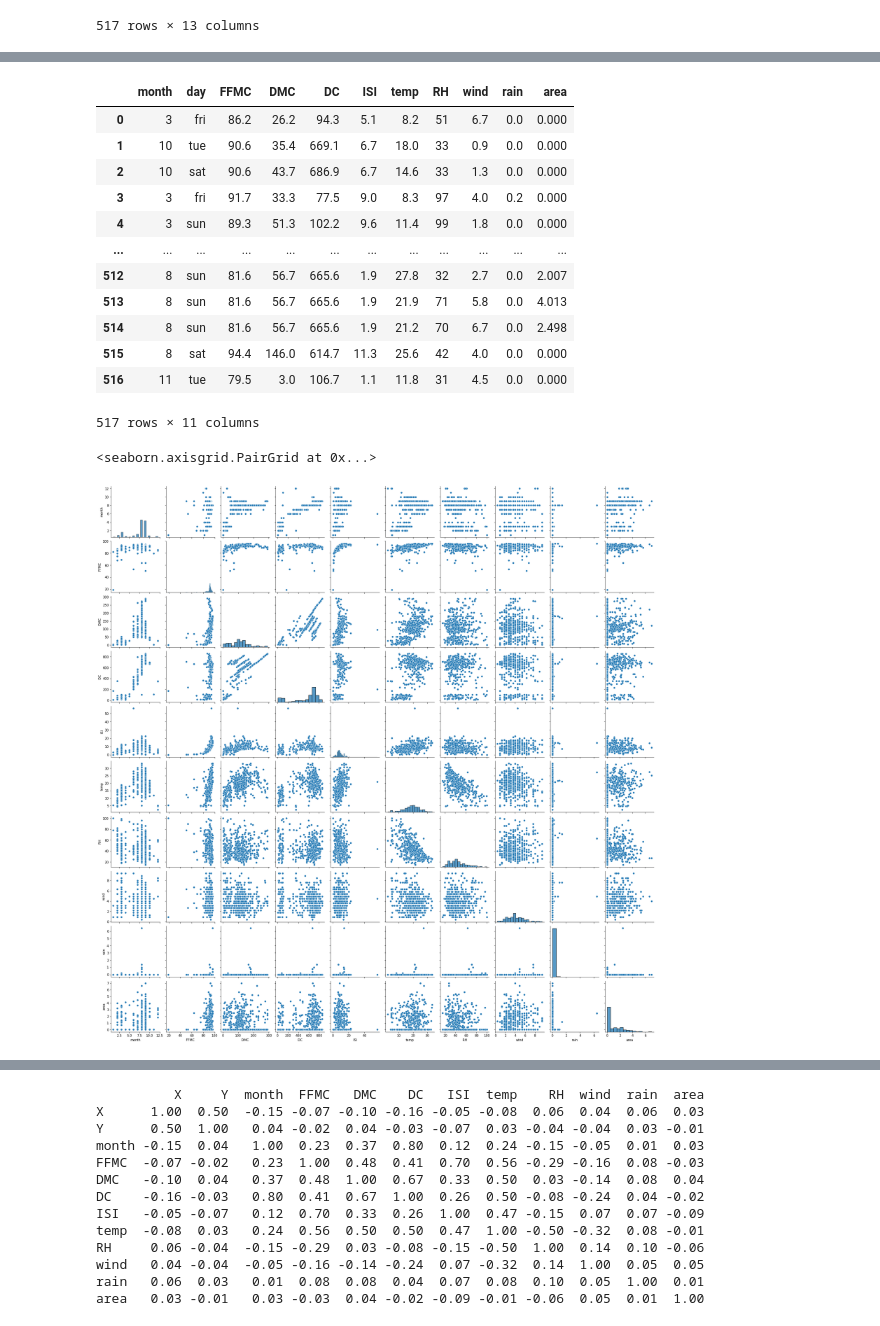
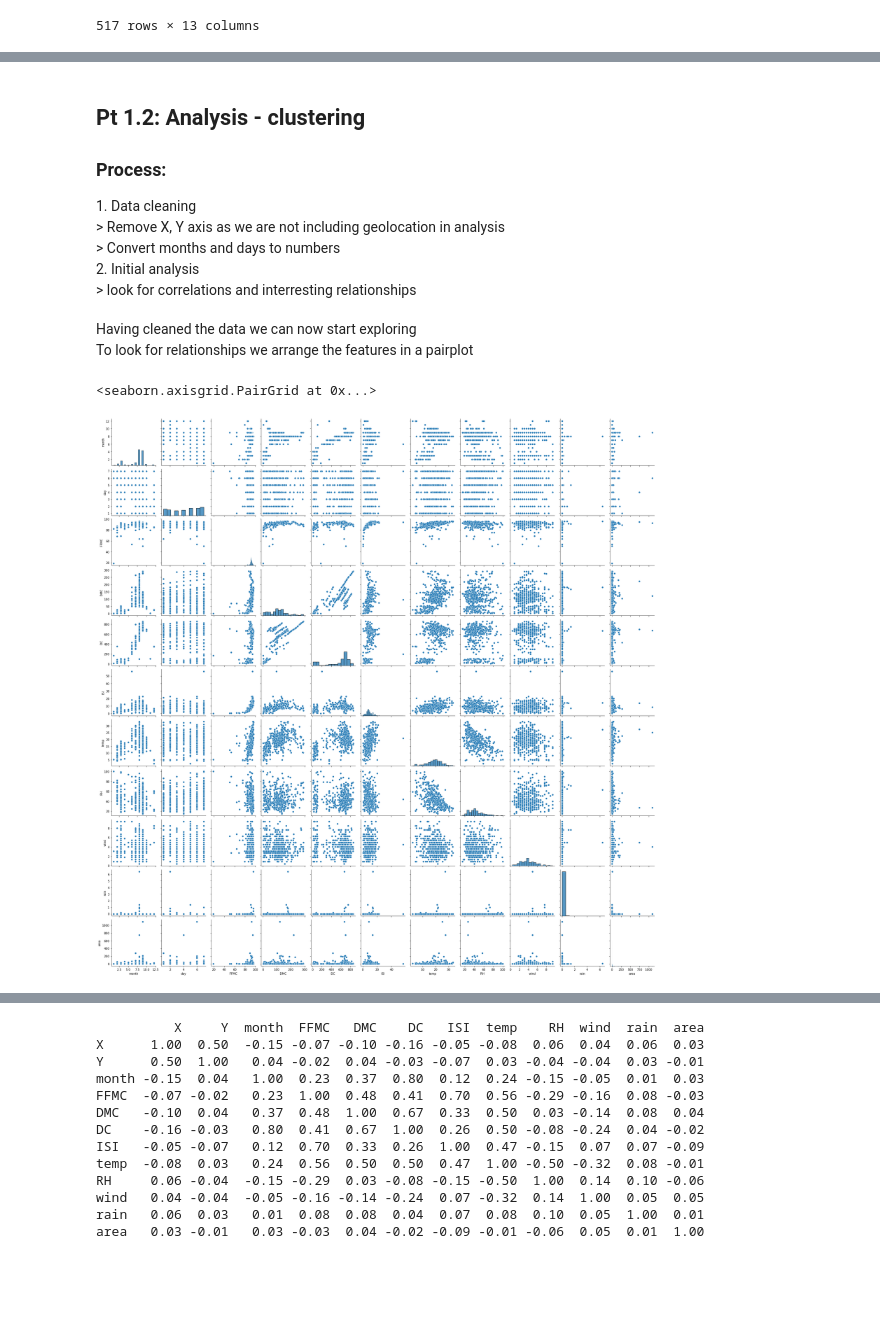
Before and after one commit to Thormol/MachineLearning, a Jupyter notebook: Assignment1/mark_data_exploration.ipynb, the cells around one changed output, grey strips where cells are left out. Drawn from its saved outputs; the diff is of its cells as text; code cells hidden in the pictures; blank space fills up the shorter version.

Commit message:
Saturday work on clustering

```diff
--- a/Assignment1/mark_data_exploration.ipynb
+++ b/Assignment1/mark_data_exploration.ipynb
@@ -54,36 +130,33 @@ print(expl_dict)
+# %% [markdown]
+<h2> Pt 1.2: Analysis - clustering</h2>
+<h3> Process: </h3>
+1. Data cleaning <br>
+> Remove X, Y axis as we are not including geolocation in analysis <br>
+> Convert months and days to numbers <br>
+2. Initial analysis <br>
+> look for correlations and interresting relationships
 # %%
+#Dropping X, Y columns
 plot_col_drop = ['X','Y']
-plot_df = (df
-    .drop(plot_col_drop,axis=1))
+clean_df = df.drop(plot_col_drop,axis=1)
+
+#Convert months and daysto integers
+months = {'month':{"jan":1,"feb":2,"mar":3,"apr":4,"may":5,"jun":6,"jul":7,"aug":8,"sep":9,"oct":10,"nov":11,"dec":12}}
+days = {'day':{"mon":1,"tue":2,"wed":3,"thu":4,"fri":5,"sat":6,"sun":7}}
+clean_df.replace(months,inplace = True)
+clean_df.replace(days,inplace = True)
 
 #converting to log, rounding
-
-area_vals = plot_df['area'] != 0
-plot_df['area'] = (np
-    .log(plot_df['area'] + 1)
-    .round(decimals =3))
-
-
-months = {'month':{"jan":1,"feb":2,"mar":3,"apr":4,"may":5,"jun":6,"jul":7,"aug":8,"sep":9,"oct":10,"nov":11,"dec":12}}
-plot_df.replace(months,inplace = True)
-display(plot_df)
-
-
-#pairplot
-sns.pairplot(plot_df)
+# area_vals = clean_df['area'] != 0
+# clean_df['area'] = (np
+#     .log(clean_df['area'] + 1)
+#     .round(decimals =3))
-# %% [output]
-|  | month | day | FFMC | DMC | DC | ISI | temp | RH | wind | rain | area |
-| 0 | 3 | fri | 86.2 | 26.2 | 94.3 | 5.1 | 8.2 | 51 | 6.7 | 0.0 | 0.000 |
-| 1 | 10 | tue | 90.6 | 35.4 | 669.1 | 6.7 | 18.0 | 33 | 0.9 | 0.0 | 0.000 |
-| 2 | 10 | sat | 90.6 | 43.7 | 686.9 | 6.7 | 14.6 | 33 | 1.3 | 0.0 | 0.000 |
-| 3 | 3 | fri | 91.7 | 33.3 | 77.5 | 9.0 | 8.3 | 97 | 4.0 | 0.2 | 0.000 |
-| 4 | 3 | sun | 89.3 | 51.3 | 102.2 | 9.6 | 11.4 | 99 | 1.8 | 0.0 | 0.000 |
-| ... | ... | ... | ... | ... | ... | ... | ... | ... | ... | ... | ... |
-| 512 | 8 | sun | 81.6 | 56.7 | 665.6 | 1.9 | 27.8 | 32 | 2.7 | 0.0 | 2.007 |
-| 513 | 8 | sun | 81.6 | 56.7 | 665.6 | 1.9 | 21.9 | 71 | 5.8 | 0.0 | 4.013 |
-| 514 | 8 | sun | 81.6 | 56.7 | 665.6 | 1.9 | 21.2 | 70 | 6.7 | 0.0 | 2.498 |
-| 515 | 8 | sat | 94.4 | 146.0 | 614.7 | 11.3 | 25.6 | 42 | 4.0 | 0.0 | 0.000 |
-| 516 | 11 | tue | 79.5 | 3.0 | 106.7 | 1.1 | 11.8 | 31 | 4.5 | 0.0 | 0.000 |
-517 rows × 11 columns
-<seaborn.axisgrid.PairGrid at 0x...>
-[figure, removed]
+# %% [markdown]
+Having cleaned the data we can now start exploring <br>
+To look for relationships we arrange the features in a pairplot
+# %%
+#pairplot
+sns.pairplot(clean_df)
+# %% [output]
+<seaborn.axisgrid.PairGrid at 0x...>
+[figure, added]
```
Also changed, not shown: parts of 16 cells of this notebook.
